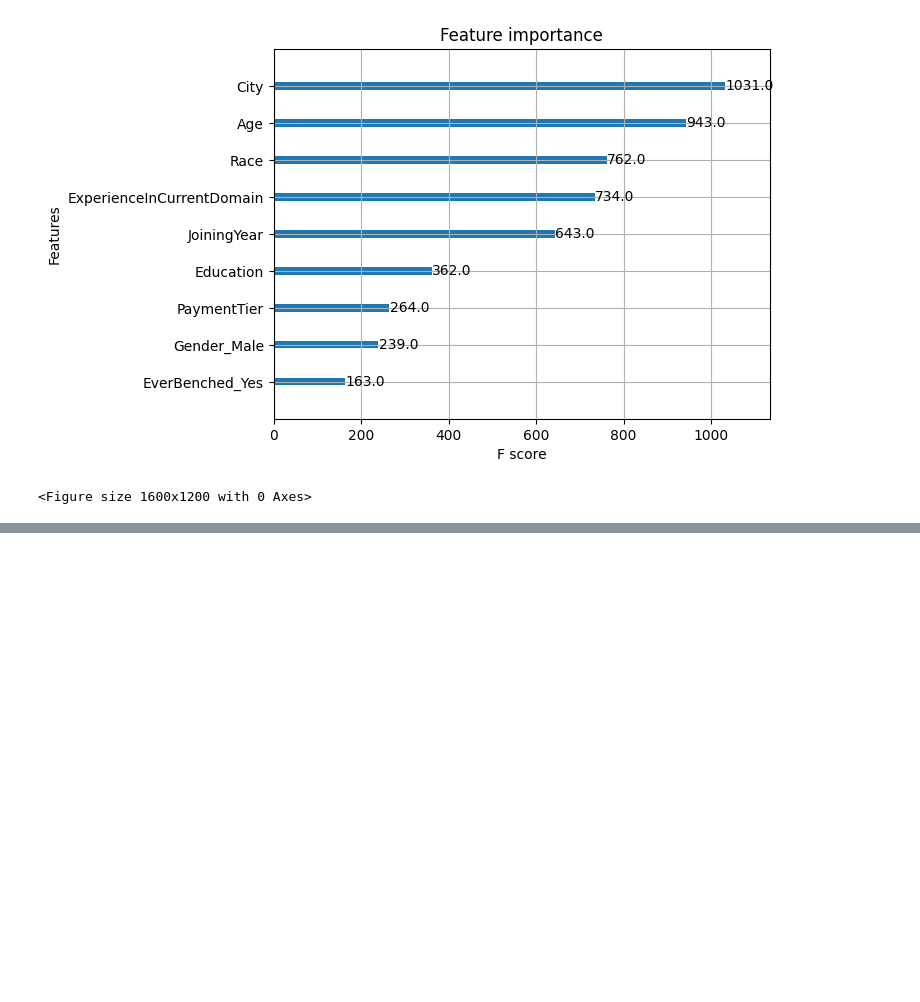
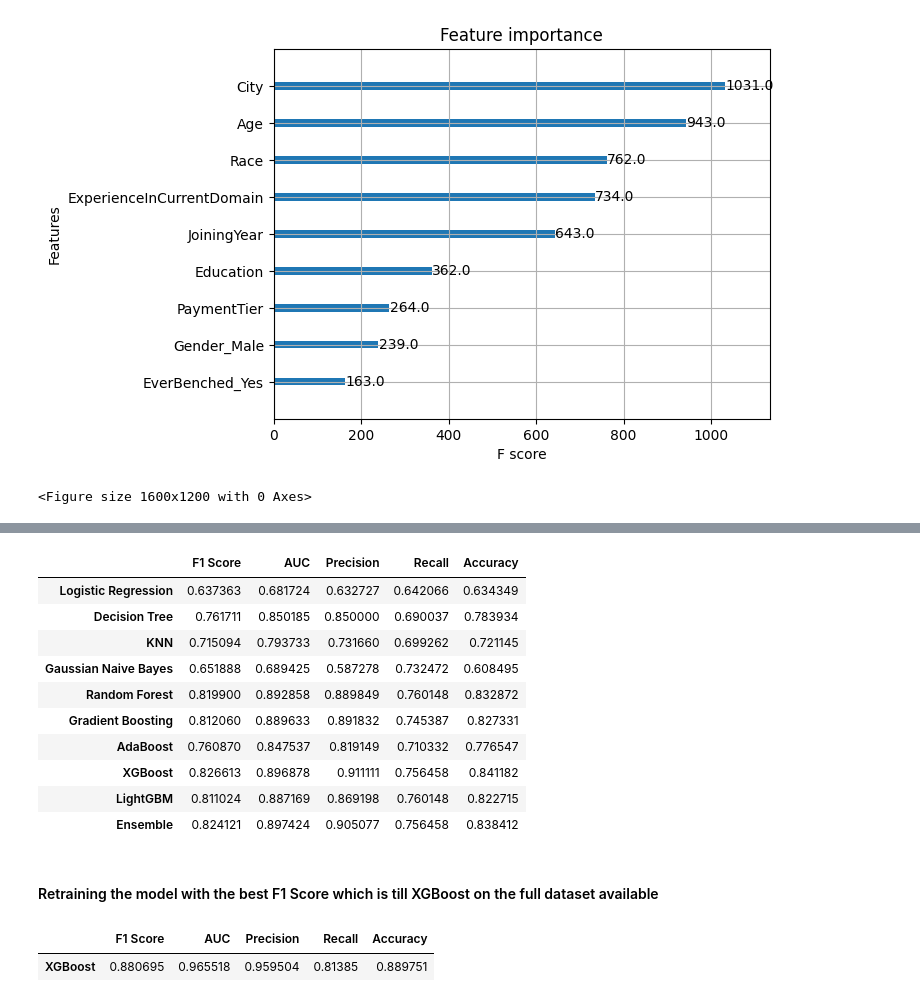
Before and after one commit to AndroZa0812/NayaProject4, a Jupyter notebook: pipeline_with_oversampling.ipynb, the cells around one changed output, grey strips where cells are left out. Saved outputs shown, nothing was run; the diff lists cells and outputs as text; code cells hidden in the pictures; blank space fills up the shorter version.

Commit message:
full example

```diff
--- a/pipeline_with_oversampling.ipynb
+++ b/pipeline_with_oversampling.ipynb
@@ -243,6 +263,6 @@ results = calculate_metrics(classifiers, X_train_prepared, y_train, 5)
 # %%
 # pandas df plot score with best highlighted
-to_plot = results[['F1 Score', 'AUC', 'Precision', 'Recall', 'Accuracy']]
+to_plot = scores[['F1 Score', 'AUC', 'Precision', 'Recall', 'Accuracy']]
 to_plot.style.highlight_max(color = 'darkgreen', axis = 0)
 # %% [output]
 |  | F1 Score | AUC | Precision | Recall | Accuracy |
@@ -309,3 +329,19 @@ plt.show()
 # %% [output]
 [figure]
 <Figure size 1600x1200 with 0 Axes>
+# %%
+# Take the top 5 performant models and ensemble them into a single model
+from sklearn.ensemble import VotingClassifier
+
+results: pd.DataFrame = results
+most_performant = results.sort_values(by='F1 Score', ascending=False).head(5)
+
+# Create the models with the parameters
+models = []
+for result in most_performant.iterrows():
+    model =  classifiers[result[0]]['model'].set_params(**result[1]['Best Parameters'])
+    # Best Parameters
+    models.append(model)
+
+ansemble = VotingClassifier(estimators=[(model.__class__.__name__, model) for model in models], voting='soft')
+ansemble
@@ -311,0 +366,23 @@ plt.show()
+# %%
+def train_model(model, X_train, y_train):
+    # split
+    X_train, X_test, y_train, y_test = train_test_split(X_train, y_train, test_size=0.3,
+                                                        random_state=rnd_state, stratify=y_train)
+
+    # train
+    model = model.fit(X_train, y_train)
+
+    # get scores
+    f1, auc, precision, recall, accuracy = compute_metrics(model, X_test, y_test)
+    result = {
+        'F1 Score': f1,
+        'AUC': auc,
+        'Precision': precision,
+        'Recall': recall,
+        'Accuracy': accuracy,
+        'confusion matrix': confusion_matrix(y_test, model.predict(X_test)),
+    }
+    return model, result
+
+
+trained_model, scores = train_model(ansemble, X_train_prepared, y_train)
@@ -311,0 +407,17 @@ plt.show()
+# %%
+all_scores = pd.concat([to_plot.loc[:], pd.DataFrame([scores], index=['Ensemble'])]).drop('confusion matrix', axis=1)
+all_scores.style.highlight_max(color = 'darkgreen', axis = 0)
+# %% [output]
+|  | F1 Score | AUC | Precision | Recall | Accuracy |
+| Logistic Regression | 0.637363 | 0.681724 | 0.632727 | 0.642066 | 0.634349 |
+| Decision Tree | 0.761711 | 0.850185 | 0.850000 | 0.690037 | 0.783934 |
+| KNN | 0.715094 | 0.793733 | 0.731660 | 0.699262 | 0.721145 |
+| Gaussian Naive Bayes | 0.651888 | 0.689425 | 0.587278 | 0.732472 | 0.608495 |
+| Random Forest | 0.819900 | 0.892858 | 0.889849 | 0.760148 | 0.832872 |
+| Gradient Boosting | 0.812060 | 0.889633 | 0.891832 | 0.745387 | 0.827331 |
+| AdaBoost | 0.760870 | 0.847537 | 0.819149 | 0.710332 | 0.776547 |
+| XGBoost | 0.826613 | 0.896878 | 0.911111 | 0.756458 | 0.841182 |
+| LightGBM | 0.811024 | 0.887169 | 0.869198 | 0.760148 | 0.822715 |
+| Ensemble | 0.824121 | 0.897424 | 0.905077 | 0.756458 | 0.838412 |
+# %% [markdown]
+#### Retraining the model with the best F1 Score which is till XGBoost on the full dataset available
@@ -311,0 +429,17 @@ plt.show()
+# %%
+# It does not really make sense testing scores on full data, but to validate that the training has been done correctly
+# still they will be calculated
+f1, auc, precision, recall, accuracy = compute_metrics(trained_model, X_train_prepared, y_train)
+result = {
+    'F1 Score': f1,
+    'AUC': auc,
+    'Precision': precision,
+    'Recall': recall,
+    'Accuracy': accuracy
+}
+
+result = pd.DataFrame([result], index=['XGBoost'])
+result
+# %% [output]
+|  | F1 Score | AUC | Precision | Recall | Accuracy |
+| XGBoost | 0.880695 | 0.965518 | 0.959504 | 0.81385 | 0.889751 |
```
Also changed, not shown: parts of 7 cells of this notebook, 5 other files.
